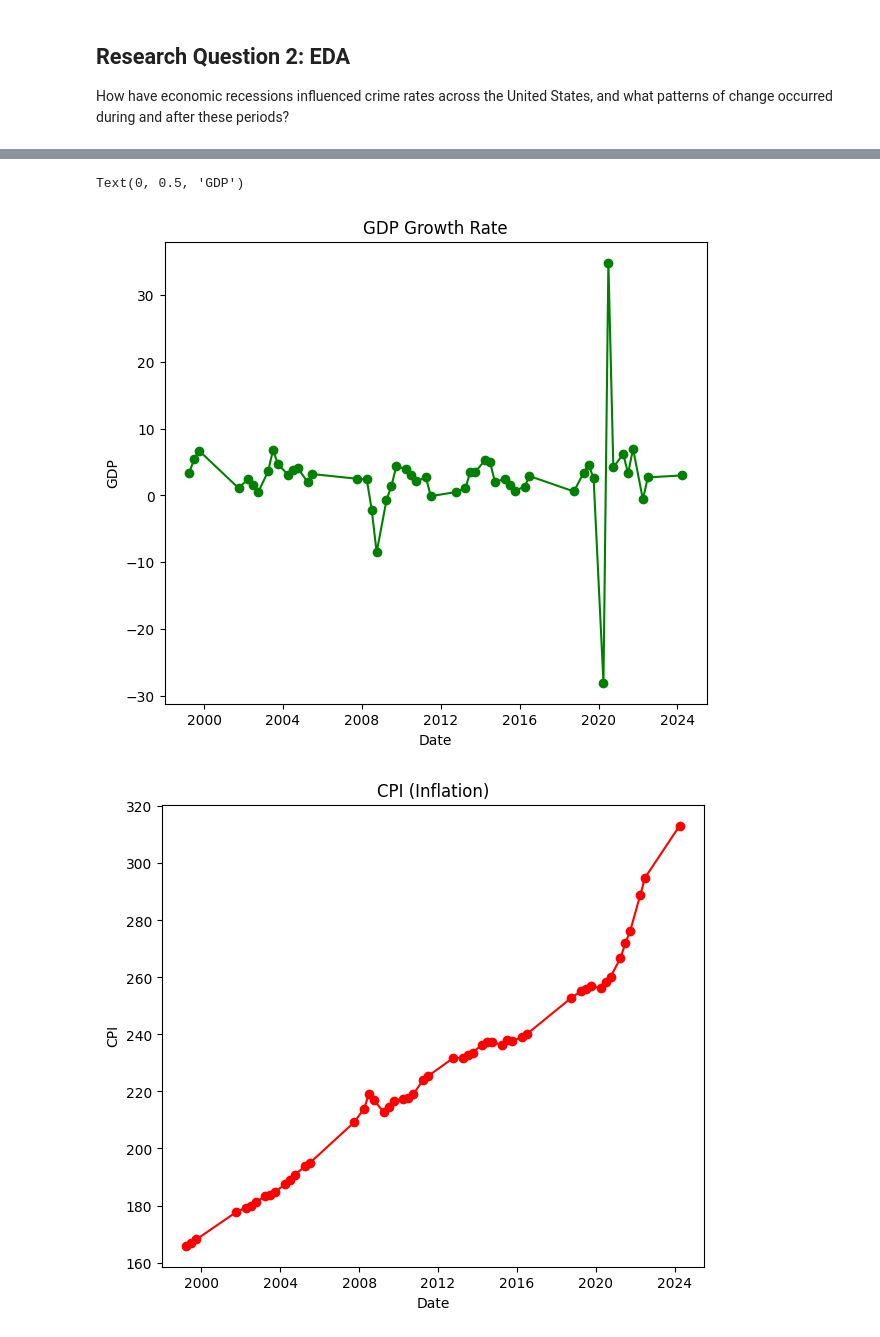
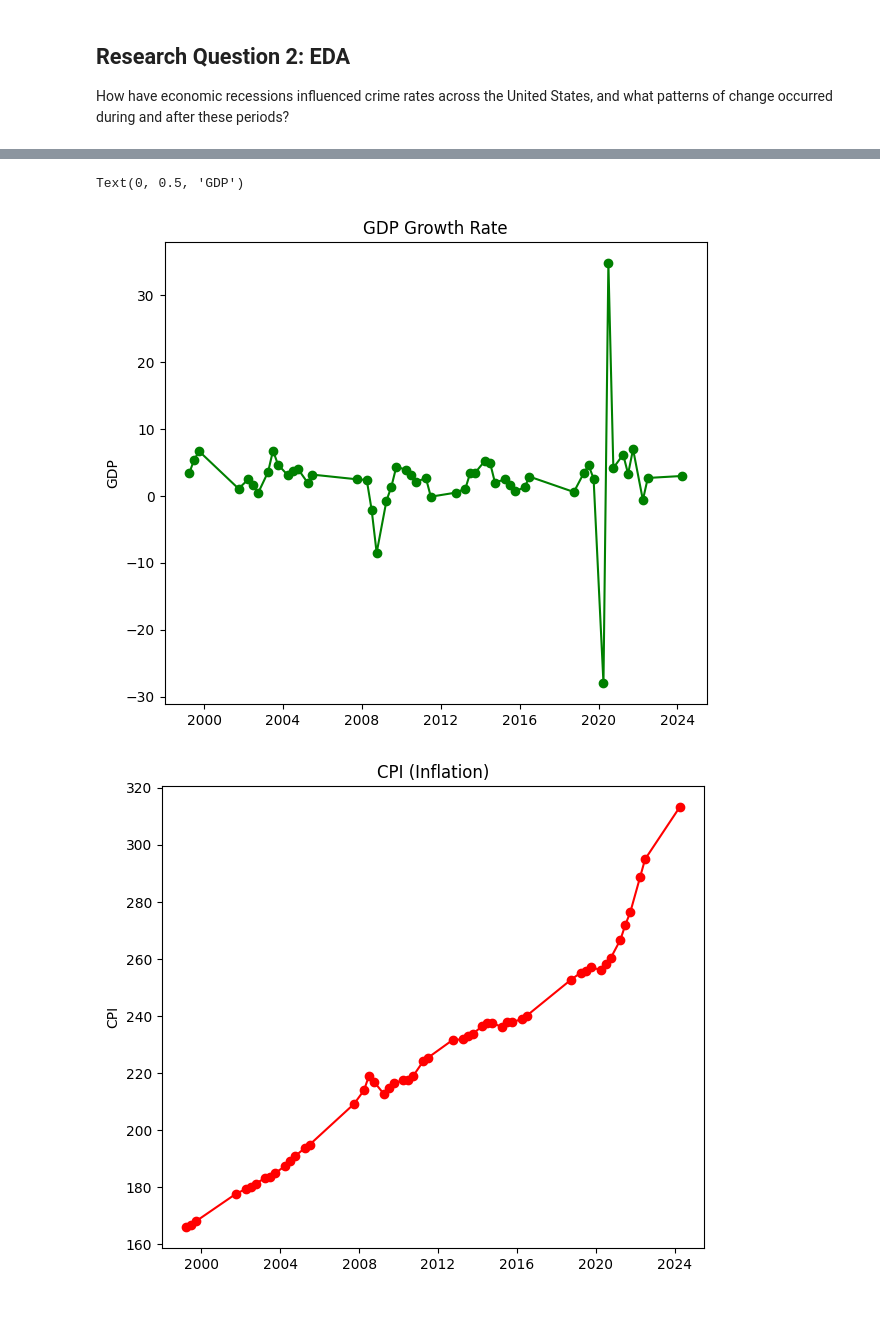
Before and after one commit to KietKat/DAT490, a Jupyter notebook: RQ2.ipynb, the cells around one changed output, grey strips where cells are left out. Cells and saved outputs as stored; diff of their text form; code cells hidden in the pictures; blank space fills up the shorter version.

```diff
--- a/RQ2.ipynb
+++ b/RQ2.ipynb
@@ -83,8 +99,9 @@ plt.show()
 # %%
 sp500.rename(columns={'Date': 'DATE'}, inplace=True)
+
 vix.rename(columns={'Date': 'DATE'}, inplace=True)
 
-merged_data = sp500.merge(interest_rates, on='DATE', how='inner')\
+merged_fin_data = sp500.merge(interest_rates, on='DATE', how='inner')\
                    .merge(inflation_rates, on='DATE', how='inner')\
                    .merge(gdp_growth_rates, on='DATE', how='inner')\
                    .merge(employment_rates, on='DATE', how='inner')\
@@ -103,18 +121,23 @@ Text(0, 0.5, 'Unemployment Rate')
 # %%
 plt.figure(figsize=(7, 6))
-plt.plot(merged_data['DATE'], merged_data['A191RL1Q225SBEA'], marker='o', color='green')
+
+plt.plot(merged_fin_data['DATE'], merged_fin_data['A191RL1Q225SBEA'], marker='o', color='green')
+
 plt.title('GDP Growth Rate')
-plt.xlabel('Date')
+
 plt.ylabel('GDP')
 # %% [output]
 Text(0, 0.5, 'GDP')
-[figure, old version]
+[figure, new version]
 # %%
 plt.figure(figsize=(7, 6))
-plt.plot(merged_data['DATE'], merged_data['CPIAUCSL'], marker='o', color='red')
+
+plt.plot(merged_fin_data['DATE'], merged_fin_data['CPIAUCSL'], marker='o', color='red')
+
 plt.title('CPI (Inflation)')
-plt.xlabel('Date')
+
 plt.ylabel('CPI')
+
 plt.show()
 # %% [output]
-[figure, old version]
+[figure, new version]
```
Also changed, not shown: parts of 9 cells of this notebook.
